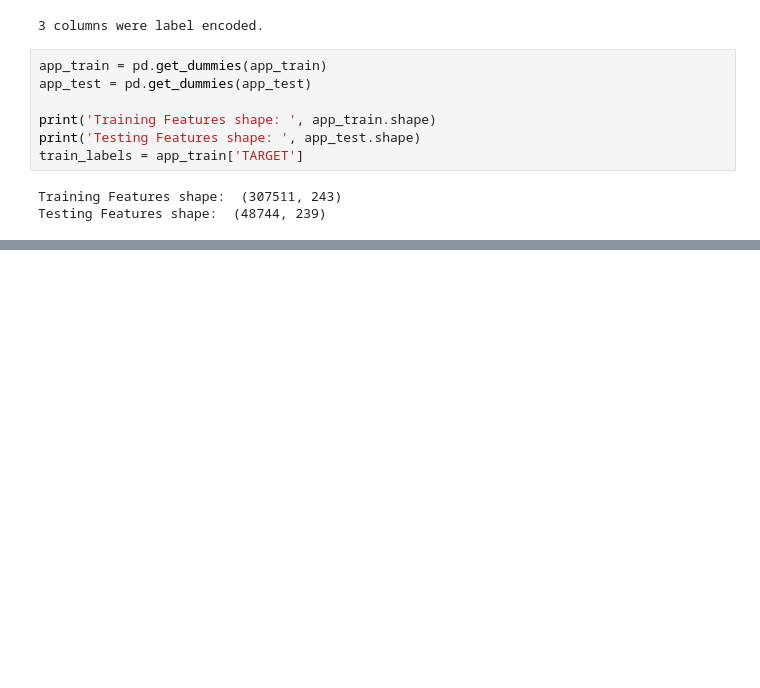
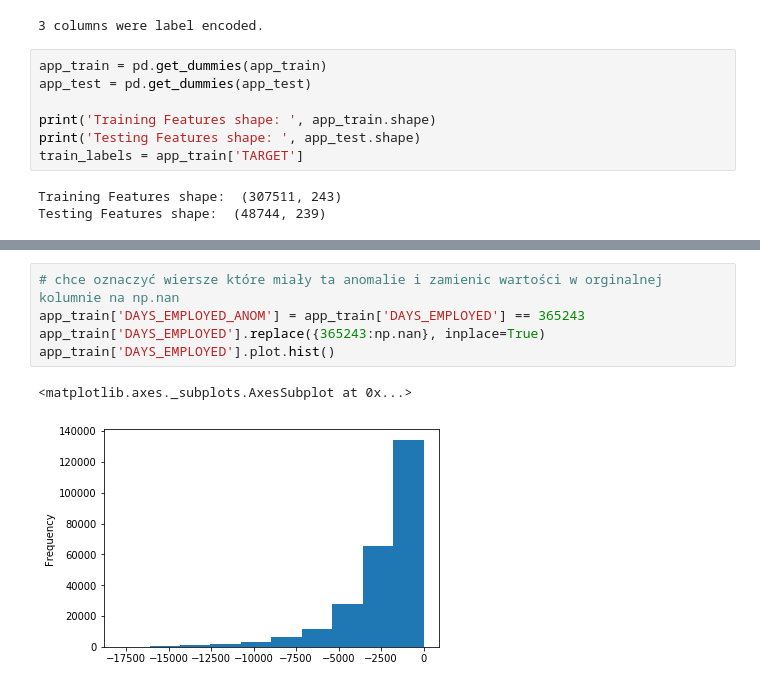
Before and after one commit to michalrudzki/home_credit_risk, a Jupyter notebook: code1.ipynb, the cells around one changed output, grey strips where cells are left out. Saved outputs shown, nothing was run; the diff lists cells and outputs as text; blank space fills up the shorter version.

```diff
--- a/code1.ipynb
+++ b/code1.ipynb
@@ -93,0 +126,8 @@ print('Testing Features shape: ', app_test.shape)
+# %%
+# chce oznaczyć wiersze które miały ta anomalie i zamienic wartości w orginalnej kolumnie na np.nan
+app_train['DAYS_EMPLOYED_ANOM'] = app_train['DAYS_EMPLOYED'] == 365243
+app_train['DAYS_EMPLOYED'].replace({365243:np.nan}, inplace=True)
+app_train['DAYS_EMPLOYED'].plot.hist()
+# %% [output]
+<matplotlib.axes._subplots.AxesSubplot at 0x...>
+[figure, added]
```
Also changed, not shown: parts of 15 cells of this notebook.
